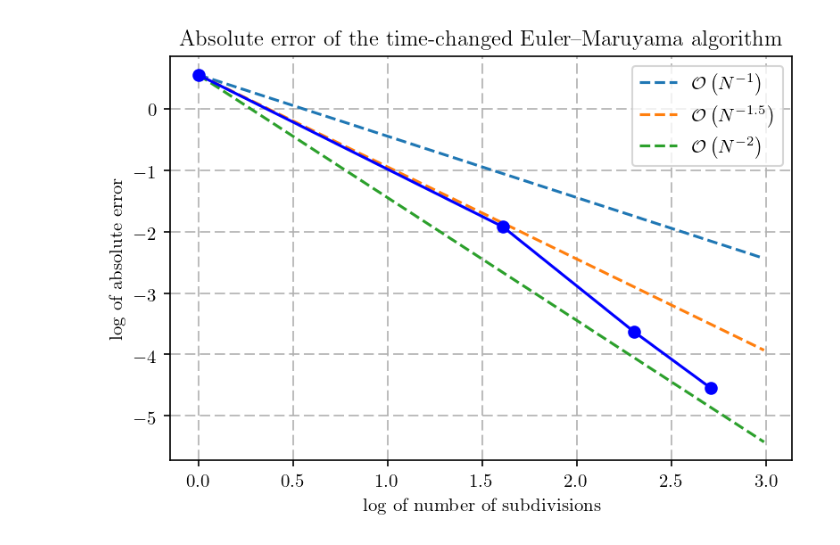
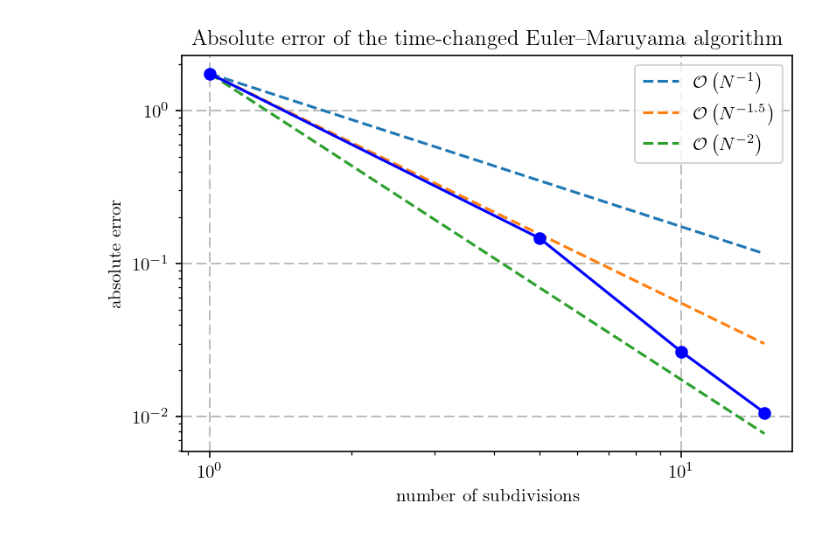
Before and after one commit to RyoAsano/barrier_option_simulation, a Jupyter notebook: time_changed_barrier_option2/log/m002/plot.ipynb, the cells around one changed output. Saved outputs shown, nothing was run; the diff lists cells and outputs as text; code cells hidden in the pictures.

Commit message:
changed the plot file for adopting loglog plot.

```diff
--- a/time_changed_barrier_option2/log/m002/plot.ipynb
+++ b/time_changed_barrier_option2/log/m002/plot.ipynb
@@ -7,23 +7,23 @@ abs_err=[1.74091,0.146563,0.0265278,0.0106051]
 # %%
 plt.rc('text', usetex=True)
 plt.rc('font', family='serif')
 
-x=np.arange(0,3.0,0.01)
-first_order_line=np.log(abs_err[0])-x
-first_and_a_half_order_line=np.log(abs_err[0])-1.5*x
-second_order_line=np.log(abs_err[0])-2*x
+x=np.array([1,5,10,15])
+first_order_line=abs_err[0]/x
+first_and_a_half_order_line=abs_err[0]/(x**1.5)
+second_order_line=abs_err[0]/(x*x)
 
 plt.figure(dpi=150)
-plt.plot(x,first_order_line,'--', label=r'$\mathcal{O}\left(N^{-1}\right)$')
-plt.plot(x,first_and_a_half_order_line,'--', label=r'$\mathcal{O}\left(N^{-1.5}\right)$')
-plt.plot(x,second_order_line,'--', label=r'$\mathcal{O}\left(N^{-2}\right)$')
-plt.plot(np.log(num_of_subdivisions), np.log(abs_err), '-bo')
+plt.loglog(x,first_order_line,'--', label=r'$\mathcal{O}\left(N^{-1}\right)$')
+plt.loglog(x,first_and_a_half_order_line,'--', label=r'$\mathcal{O}\left(N^{-1.5}\right)$')
+plt.loglog(x,second_order_line,'--', label=r'$\mathcal{O}\left(N^{-2}\right)$')
+plt.loglog(num_of_subdivisions, abs_err, '-bo')
 plt.grid(linestyle='--')
-plt.ylabel(r'log of absolute error')
-plt.xlabel(r'log of number of subdivisions')
+plt.ylabel(r'absolute error')
+plt.xlabel(r'number of subdivisions')
 plt.legend()
 plt.title(r'Absolute error of the time-changed Euler--Maruyama algorithm')
 plt.savefig('log_log_plot.png')
 plt.show()
 # %% [output]
-[figure, old version]
+[figure, new version]
```
